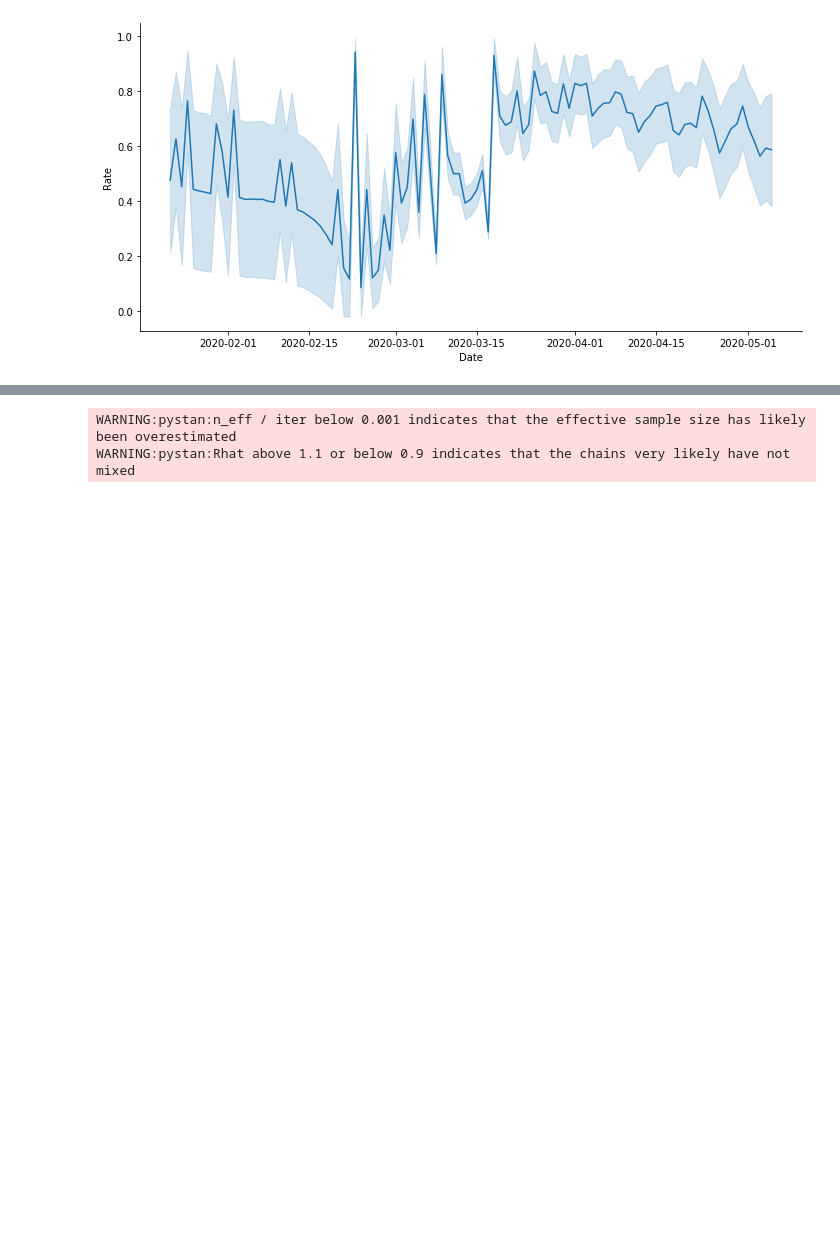
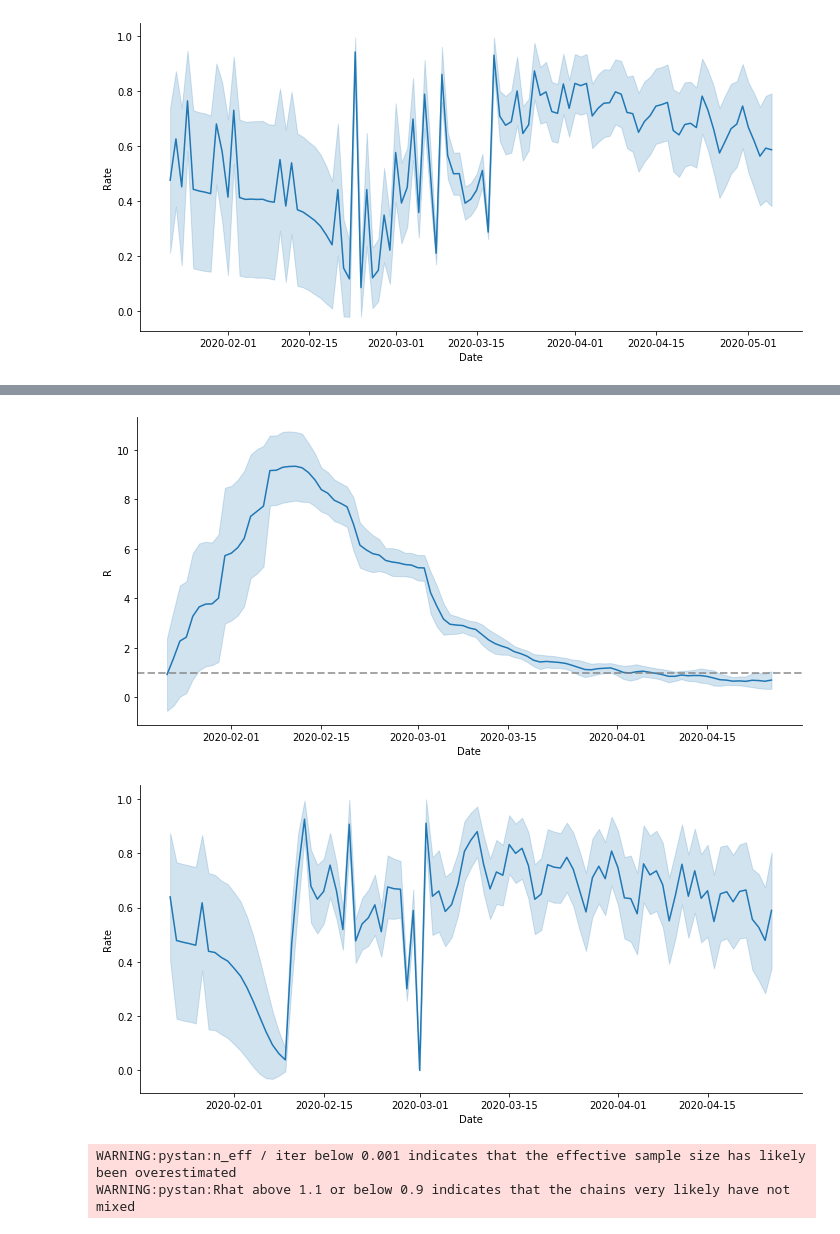
Before and after one commit to yoriyuki/BayesianCOVID19, a Jupyter notebook: notebook/Experiments.ipynb, the cells around one changed output, grey strips where cells are left out. Cells and saved outputs as stored; diff of their text form; code cells hidden in the pictures; blank space fills up the shorter version.

```diff
--- a/notebook/Experiments.ipynb
+++ b/notebook/Experiments.ipynb
@@ -43,8 +43,8 @@ index= pd.date_range(start=epoch, end=upto)
 def fit_and_infer(sm=None, data=None, country=None, population=None, detection_rate=1,
                   b_beta_0=0.1, inits='random', iteration=2000, start=epoch, last=last):
     if data is None:
-        C0 = confirmed.loc[epoch:last, country].values
-        D0 = death.loc[epoch:last, country].values
+        C0 = confirmed.loc[start:last, country].values
+        D0 = death.loc[start:last, country].values
         P = population
         data = {'T': C0.shape[0], 'T0': 0, 'P': P, 'C0': C0, 'D0':D0,
                 'q0':detection_rate, 'b_beta_0':b_beta_0}
@@ -894,14 +1010,17 @@ draw({'Detection rate':q}, name='q_US', value_name='Rate')
 # %%
-# beta = extract_var(var_name='b', data=infer)
-# q = extract_var(var_name='q', data=infer)
-# C = extract_var(var_name='C', data=infer)
-# C = C[:-1]
-# d = extract_var(var_name='d', data=infer)
-# R_I = pd.DataFrame(np.array([(beta[i].values / (d.iloc[i].values + 0.04)) * (1 - C[i]/P) for i in range(len(beta))]).T,
-#                  index=beta.index)
+beta = extract_var(var_name='b', data=infer)
+q = extract_var(var_name='q', data=infer, start=start)
+C = extract_var(var_name='C', data=infer, start=start)
+C = C[:-1]
+d = extract_var(var_name='d', data=infer, start=start)
+R_I = pd.DataFrame(np.array([(beta[i].values / (d.iloc[i].values + 0.04)) * (1 - C[i]/P) for i in range(len(beta))]).T,
+                 index=beta.index)
 
-# draw({'R':R_I}, line=1, name='R_Italy', value_name='R')
-# draw({'Detection rate':q}, name='q_Italy', value_name='Rate')
+draw({'R':R_I}, line=1, name='R_Italy', value_name='R')
+draw({'Detection rate':q}, name='q_Italy', value_name='Rate')
+# %% [output]
+[figure, added]
+[figure, added]
 # %%
 ### Korea ###
 P = 51_640_000
```
Also changed, not shown: parts of 7 cells of this notebook.
